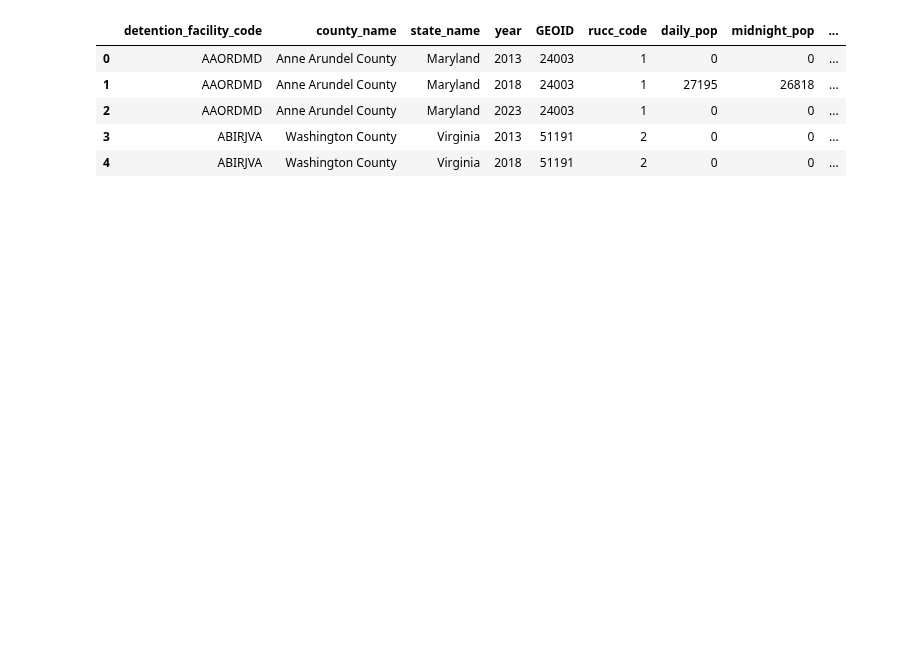
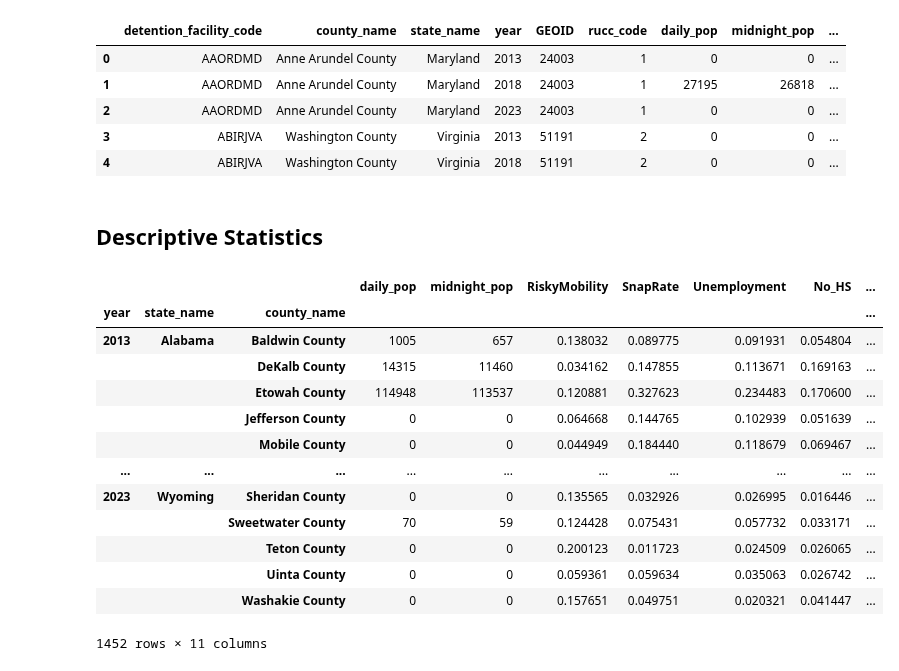
Before and after one commit to steveg-ds/RHIP, a Jupyter notebook: RSS-Analysis.ipynb, the cells around one changed output. Saved outputs shown, nothing was run; the diff lists cells and outputs as text; code cells hidden in the pictures; blank space fills up the shorter version.

```diff
--- a/RSS-Analysis.ipynb
+++ b/RSS-Analysis.ipynb
@@ -23,3 +37,53 @@ df.head()
 | 2 | AAORDMD | Anne Arundel County | Maryland | 2023 | 24003 | 1 | 0 | 0 | ... |
 | 3 | ABIRJVA | Washington County | Virginia | 2013 | 51191 | 2 | 0 | 0 | ... |
 | 4 | ABIRJVA | Washington County | Virginia | 2018 | 51191 | 2 | 0 | 0 | ... |
+# %% [markdown]
+## Descriptive Statistics
+# %%
+cols = [
+    "county_name",
+    "state_name",
+    "year",
+    "rucc_code",
+    "daily_pop",
+    "midnight_pop",
+    "RiskyMobility",
+    "SnapRate",
+    "Unemployment",
+    "No_HS",
+    "HousingQuality",
+    "Poverty",
+    "CostBurden",
+]
+
+group_cols = [
+    "year",
+    "state_name",
+    "county_name",
+    ]
+
+# sum count vars, take first rucc_code (constant per county-year)
+agg_map = {c: "sum" for c in [
+    "daily_pop", "midnight_pop",
+    "RiskyMobility", "SnapRate", "Unemployment", "No_HS",
+    "HousingQuality", "Poverty", "CostBurden"]}
+agg_map["rucc_code"] = "first"
+
+county_data = df[cols].dropna().groupby(group_cols).agg(agg_map)
+county_data["DailyChange"] = (county_data["daily_pop"] - county_data["midnight_pop"]).fillna(0)
+county_data
+# %% [output]
+|  |  |  | daily_pop | midnight_pop | RiskyMobility | SnapRate | Unemployment | No_HS | ... |
+| year | state_name | county_name |  |  |  |  |  |  | ... |
+| 2013 | Alabama | Baldwin County | 1005 | 657 | 0.138032 | 0.089775 | 0.091931 | 0.054804 | ... |
+|  |  | DeKalb County | 14315 | 11460 | 0.034162 | 0.147855 | 0.113671 | 0.169163 | ... |
+|  |  | Etowah County | 114948 | 113537 | 0.120881 | 0.327623 | 0.234483 | 0.170600 | ... |
+|  |  | Jefferson County | 0 | 0 | 0.064668 | 0.144765 | 0.102939 | 0.051639 | ... |
+|  |  | Mobile County | 0 | 0 | 0.044949 | 0.184440 | 0.118679 | 0.069467 | ... |
+| ... | ... | ... | ... | ... | ... | ... | ... | ... | ... |
+| 2023 | Wyoming | Sheridan County | 0 | 0 | 0.135565 | 0.032926 | 0.026995 | 0.016446 | ... |
+|  |  | Sweetwater County | 70 | 59 | 0.124428 | 0.075431 | 0.057732 | 0.033171 | ... |
+|  |  | Teton County | 0 | 0 | 0.200123 | 0.011723 | 0.024509 | 0.026065 | ... |
+|  |  | Uinta County | 0 | 0 | 0.059361 | 0.059634 | 0.035063 | 0.026742 | ... |
+|  |  | Washakie County | 0 | 0 | 0.157651 | 0.049751 | 0.020321 | 0.041447 | ... |
+1452 rows × 11 columns
```
Also changed, not shown: parts of 6 cells of this notebook, 3 other files.
